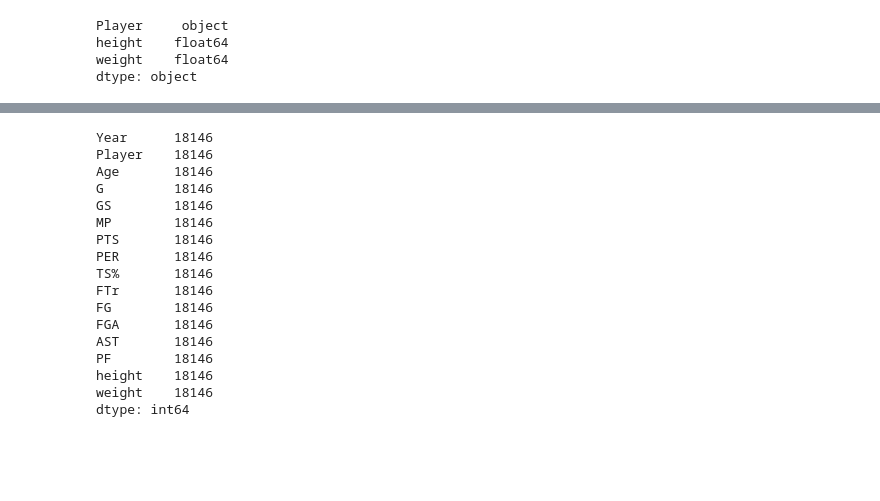
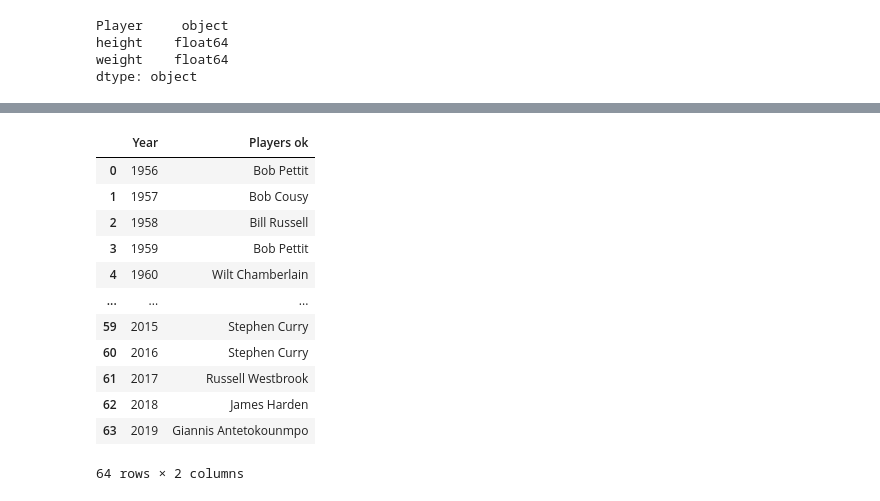
Before and after one commit to Monica-mcm/NBA_Final_Project, a Jupyter notebook: Resources/Database_cleaning.ipynb, the cells around one changed output, grey strips where cells are left out. Saved outputs shown, nothing was run; the diff lists cells and outputs as text; code cells hidden in the pictures; blank space fills up the shorter version.

```diff
--- a/Resources/Database_cleaning.ipynb
+++ b/Resources/Database_cleaning.ipynb
@@ -175,21 +177,25 @@ complete_data_df = complete_data_df.dropna()
 # %%
 # Doing another count as a check
 complete_data_df.count()
+
+# Export csv
+complete_data_df.to_csv('complete_data.csv')
-# %% [output]
-Year      18146
-Player    18146
-Age       18146
-G         18146
-GS        18146
-MP        18146
-PTS       18146
-PER       18146
-TS%       18146
-FTr       18146
-FG        18146
-FGA       18146
-AST       18146
-PF        18146
-height    18146
-weight    18146
-dtype: int64
+# %%
+# MVP table
+mvp_players = "../Webcrapping/NBA_Webscrapping.csv"
+mvp_players_df = pd.read_csv(mvp_players)
+mvp_players_df
+# %% [output]
+|  | Year | Players ok |
+| 0 | 1956 | Bob Pettit |
+| 1 | 1957 | Bob Cousy |
+| 2 | 1958 | Bill Russell |
+| 3 | 1959 | Bob Pettit |
+| 4 | 1960 | Wilt Chamberlain |
+| ... | ... | ... |
+| 59 | 2015 | Stephen Curry |
+| 60 | 2016 | Stephen Curry |
+| 61 | 2017 | Russell Westbrook |
+| 62 | 2018 | James Harden |
+| 63 | 2019 | Giannis Antetokounmpo |
+64 rows × 2 columns
```
Also changed, not shown: parts of 9 cells of this notebook, 2 other files.
